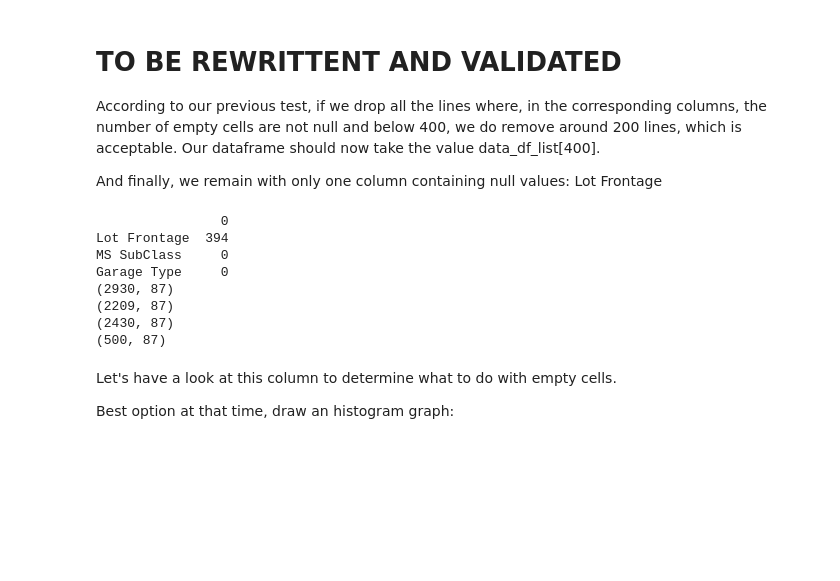
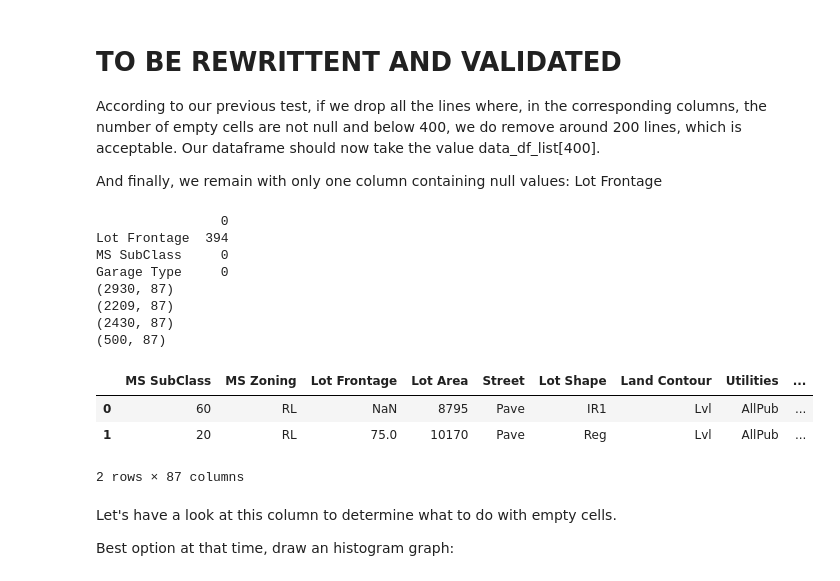
Before and after one commit to xnicolovici/machine_learning, a Jupyter notebook: notebooks/Course No 3/09. Course project/03. Part 2 - House prices/house-prices-solution.ipynb, the cells around one changed output. Cells and saved outputs as stored; diff of their text form; code cells hidden in the pictures; blank space fills up the shorter version.

```diff
--- a/notebooks/Course No 3/09. Course project/03. Part 2 - House prices/house-prices-solution.ipynb
+++ b/notebooks/Course No 3/09. Course project/03. Part 2 - House prices/house-prices-solution.ipynb
@@ -425,7 +425,7 @@ train_df_list = dict()
 for i in (0, 10, 100, 200, 300, 400, 500):
     columns_df = null_sum_df[np.logical_and(null_sum_df[0] > 0, null_sum_df[0] < i)]
     bool_filter = temp_df[columns_df.index.values.tolist()].isnull().values.any(axis=1)
-    train_df_list[i] = temp_df[np.logical_not(bool_filter)]
+    train_df_list[i] = temp_df[np.logical_not(bool_filter)].copy()
     df_size = train_df_list[i].shape[0]
     print("Resulting size of the Dataframe (factor = {:3}) = {}/{} (ratio = {:.2f}%)".format(i,df_size,temp_df.shape[0],(df_size/temp_df.shape[0])*100))
 # %% [output]
@@ -444,22 +444,27 @@ And finally, we remain with only one column containing null values: Lot Frontage
 # %%
 temp_df = train_df_list[400]
 # Display columns with empty values, sorted descending
 # Ignore SalePrice as it is normal that we have null values in it (it's our test set)
 print(train_df_list[400].drop('SalePrice',axis=1).isnull().sum().to_frame().sort_values(0, ascending = False).head(3))
 
 print(data_df.shape)
 print(temp_df.shape)
 print(getTrainDataset().shape)
 print(getTestDataset().shape)
+data_df.head(2)
 # %% [output]
                 0
 Lot Frontage  394
 MS SubClass     0
 Garage Type     0
 (2930, 87)
 (2209, 87)
 (2430, 87)
 (500, 87)
+|  | MS SubClass | MS Zoning | Lot Frontage | Lot Area | Street | Lot Shape | Land Contour | Utilities | ... |
+| 0 | 60 | RL | NaN | 8795 | Pave | IR1 | Lvl | AllPub | ... |
+| 1 | 20 | RL | 75.0 | 10170 | Pave | Reg | Lvl | AllPub | ... |
+2 rows × 87 columns
 # %% [markdown]
 Let's have a look at this column to determine what to do with empty cells.
 
```
Also changed, not shown: parts of 7 cells of this notebook.
